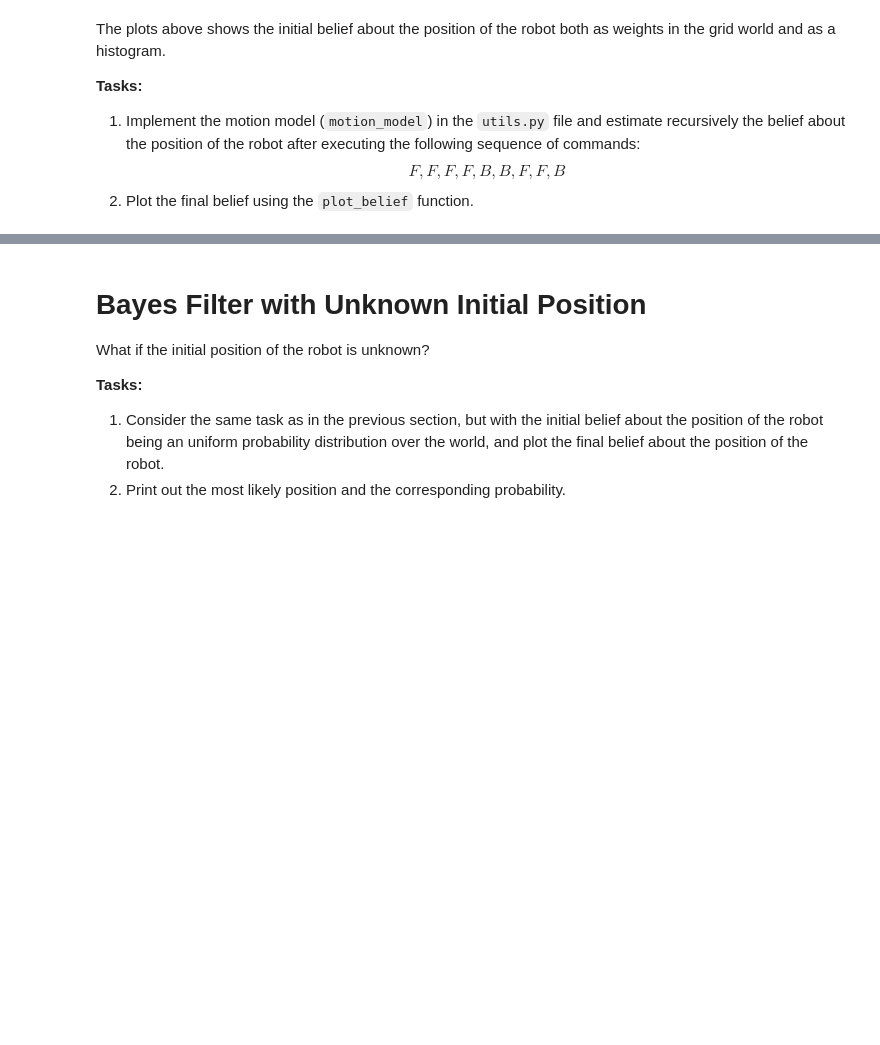
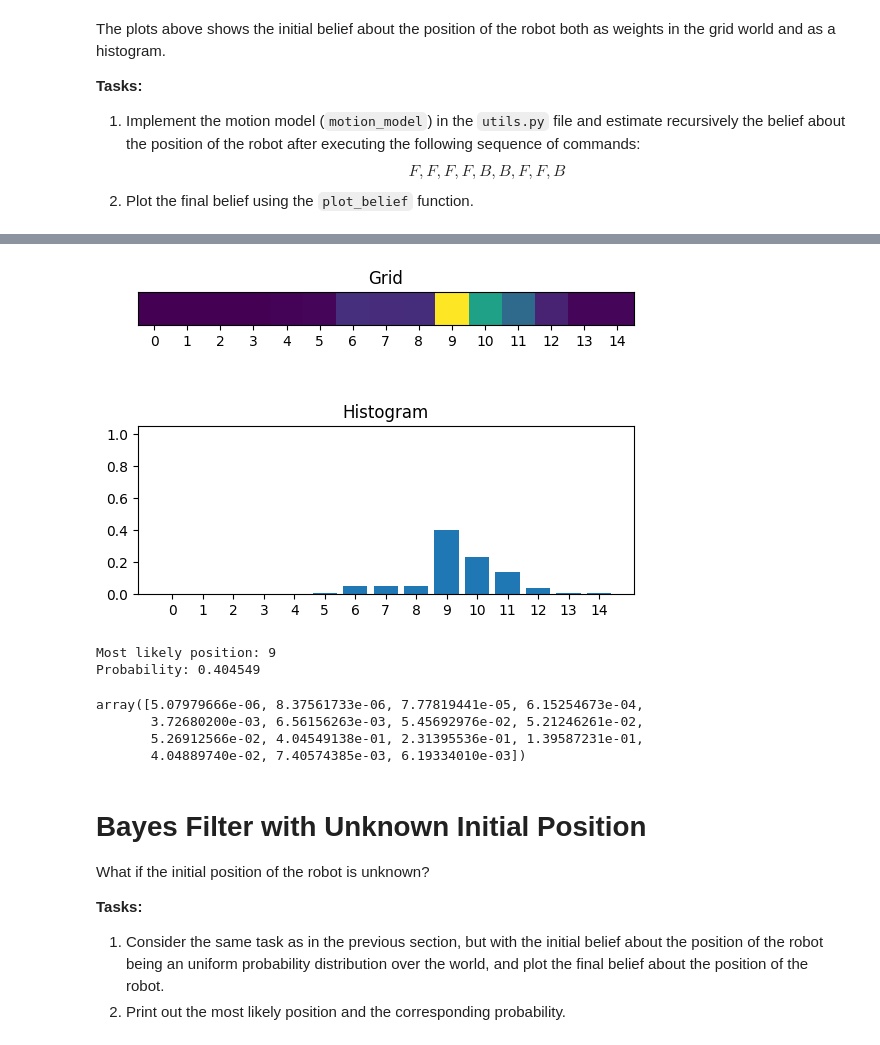
Before and after one commit to paugiron/APMR_A1, a Jupyter notebook: A1/11_bayes_filter/11_bayes_filter.ipynb, the cells around one changed output, grey strips where cells are left out. Saved outputs shown, nothing was run; the diff lists cells and outputs as text; code cells hidden in the pictures; blank space fills up the shorter version.

Commit message:
bayes filter completo

```diff
--- a/A1/11_bayes_filter/11_bayes_filter.ipynb
+++ b/A1/11_bayes_filter/11_bayes_filter.ipynb
@@ -94,10 +108,32 @@ Thanks to its new sensor, it can now use the observations to estimate its positi
 # %%
 # After implementing the aforementioned functions, write here the code required to load the world and the observations
 # and to apply the recursive bayes filter to compute the final belief. Plot this final belief and the most likely position.
 
-# YOUR CODE HERE
-raise NotImplementedError()
-# -----
+actions = ['F', 'F', 'F', 'F', 'B', 'B', 'F', 'F', 'B']
+world = np.loadtxt('./data/world.data', delimiter=',', dtype=int)
+observations = np.loadtxt('./data/observations.data', delimiter=',', dtype=int)
+
+belief = np.zeros(15)
+belief[7] = 1.0
+
+belief_bayes = recursive_bayes_filter(actions, observations, belief, world)
+plot_belief(belief_bayes)
+
+most_likely_pos = int(np.argmax(belief_bayes))
+most_likely_prob = float(belief_bayes[most_likely_pos])
+
+print(f"Most likely position: {most_likely_pos}")
+print(f"Probability: {most_likely_prob:.6f}")
+
+belief_bayes
+# %% [output]
+[figure, added]
+Most likely position: 9
+Probability: 0.404549
+array([5.07979666e-06, 8.37561733e-06, 7.77819441e-05, 6.15254673e-04,
+       3.72680200e-03, 6.56156263e-03, 5.45692976e-02, 5.21246261e-02,
+       5.26912566e-02, 4.04549138e-01, 2.31395536e-01, 1.39587231e-01,
+       4.04889740e-02, 7.40574385e-03, 6.19334010e-03])
 # %% [markdown]
 # **Bayes Filter with Unknown Initial Position**
 
```
Also changed, not shown: parts of 4 cells of this notebook, 1 other file.
